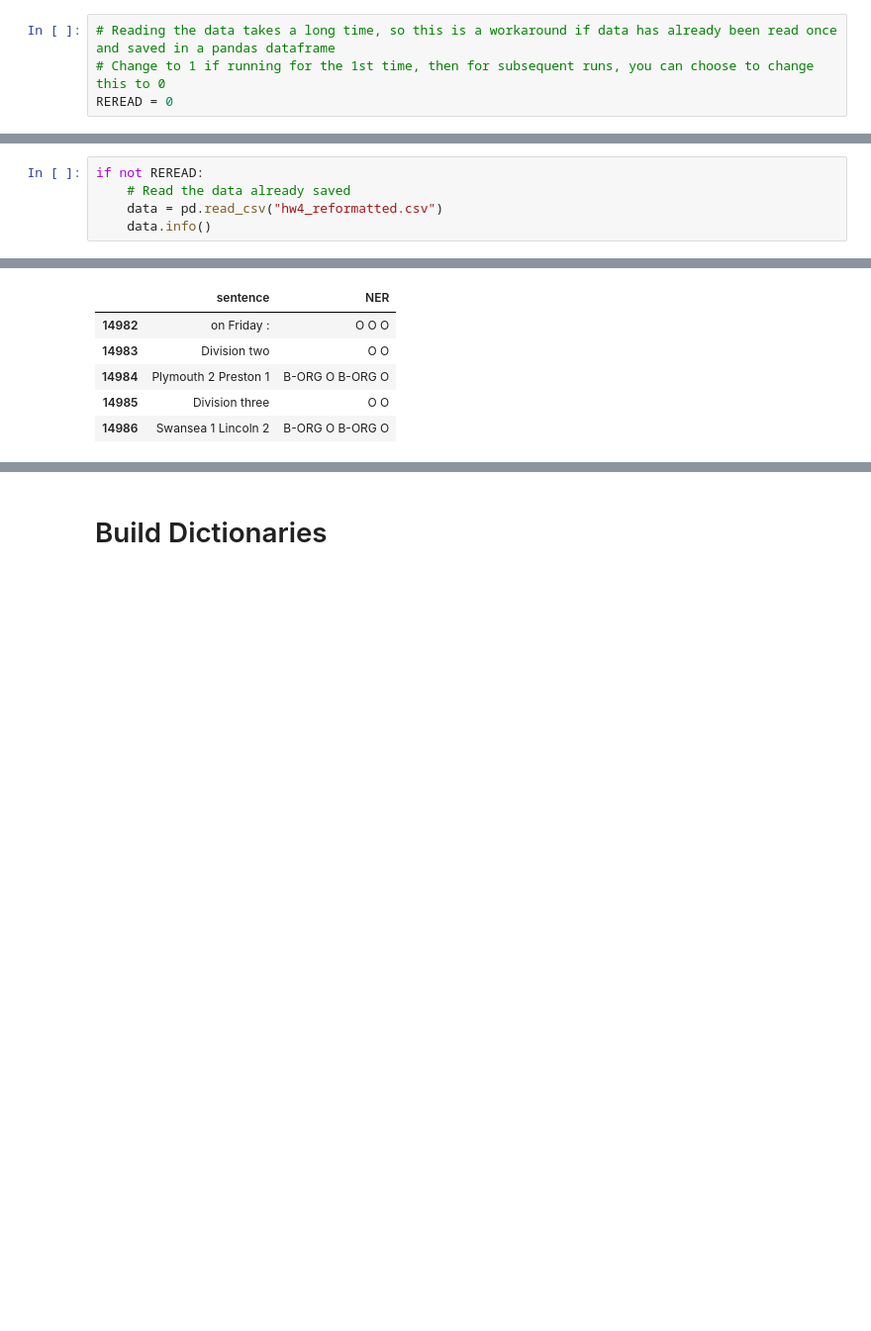
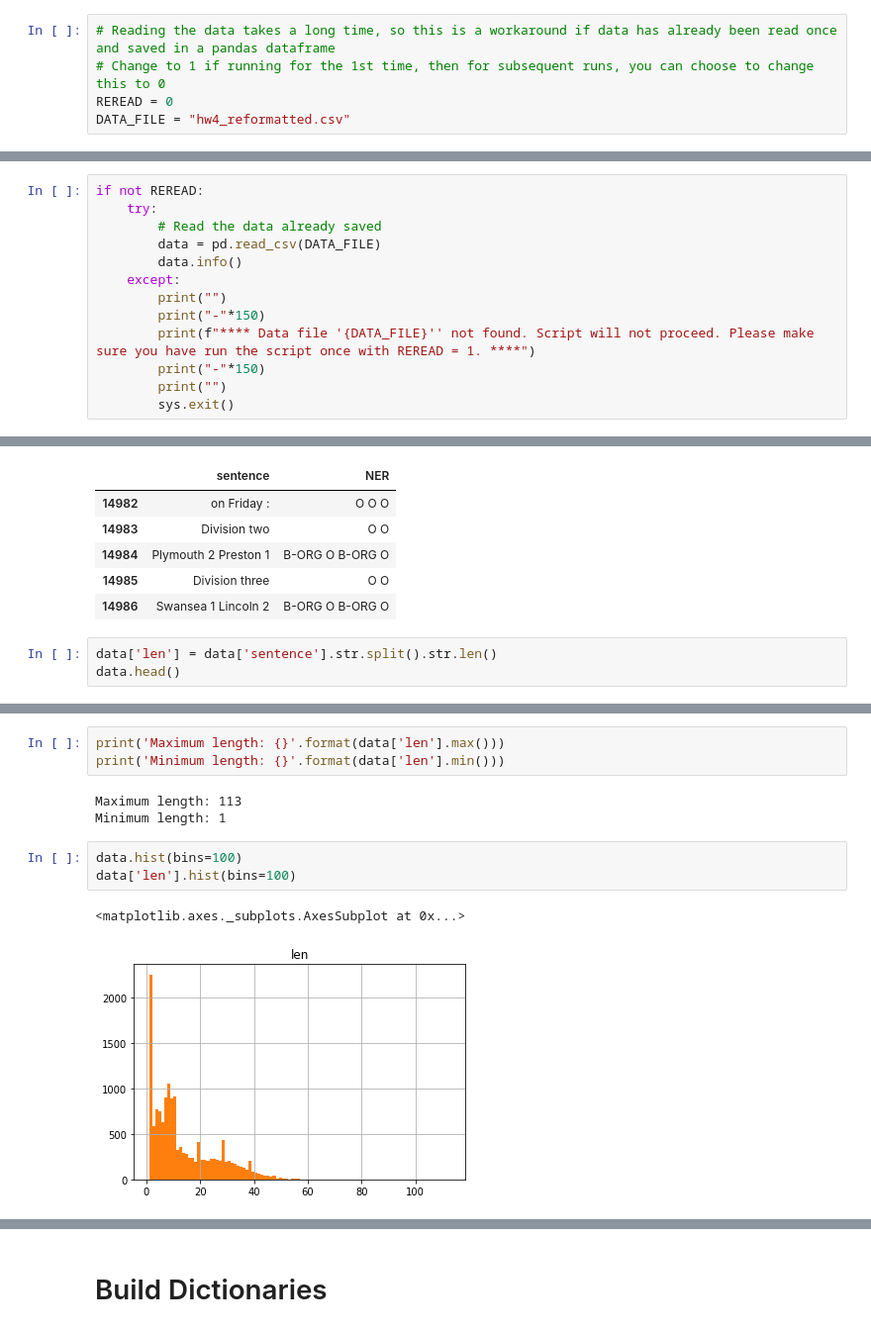
Before and after one commit to ngupta23/ds7337_nlp, a Jupyter notebook: Homework/NGupta_homework4.ipynb, the cells around one changed output, grey strips where cells are left out. Shown at 99% size. Saved outputs shown, nothing was run; the diff lists cells and outputs as text; blank space fills up the shorter version.

```diff
--- a/Homework/NGupta_homework4.ipynb
+++ b/Homework/NGupta_homework4.ipynb
@@ -22,6 +32,7 @@ import nltk
 # Reading the data takes a long time, so this is a workaround if data has already been read once and saved in a pandas dataframe
 # Change to 1 if running for the 1st time, then for subsequent runs, you can choose to change this to 0
 REREAD = 0
+DATA_FILE = "hw4_reformatted.csv"
 # %%
 if REREAD:
     f = open("hw4_train.txt", "r")
@@ -60,5 +70,0 @@ if REREAD:
-# %%
-if not REREAD:
-    # Read the data already saved
-    data = pd.read_csv("hw4_reformatted.csv")
-    data.info()
@@ -74,0 +71,13 @@ memory usage: 234.3+ KB
+# %%
+if not REREAD:
+    try:
+        # Read the data already saved
+        data = pd.read_csv(DATA_FILE)
+        data.info()
+    except:
+        print("")
+        print("-"*150)
+        print(f"**** Data file '{DATA_FILE}'' not found. Script will not proceed. Please make sure you have run the script once with REREAD = 1. ****")
+        print("-"*150)
+        print("")
+        sys.exit()
@@ -90,3 +109,6 @@ data.tail()
 | 14984 | Plymouth 2 Preston 1 | B-ORG O B-ORG O |
 | 14985 | Division three | O O |
 | 14986 | Swansea 1 Lincoln 2 | B-ORG O B-ORG O |
+# %%
+data['len'] = data['sentence'].str.split().str.len()
+data.head()
@@ -92,0 +122,12 @@ data.tail()
+# %%
+print('Maximum length: {}'.format(data['len'].max()))
+print('Minimum length: {}'.format(data['len'].min()))
+# %% [output]
+Maximum length: 113
+Minimum length: 1
+# %%
+data.hist(bins=100)
+data['len'].hist(bins=100)
+# %% [output]
+<matplotlib.axes._subplots.AxesSubplot at 0x...>
+[figure, added]
```
Also changed, not shown: parts of 35 cells of this notebook.
